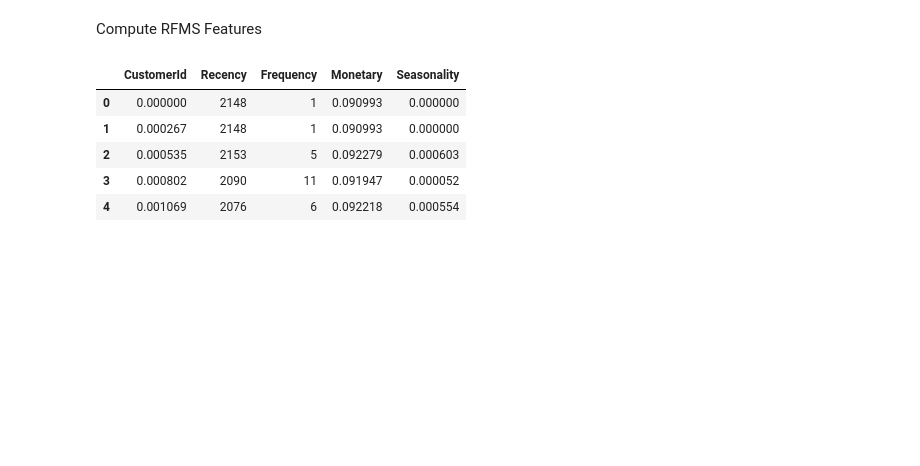
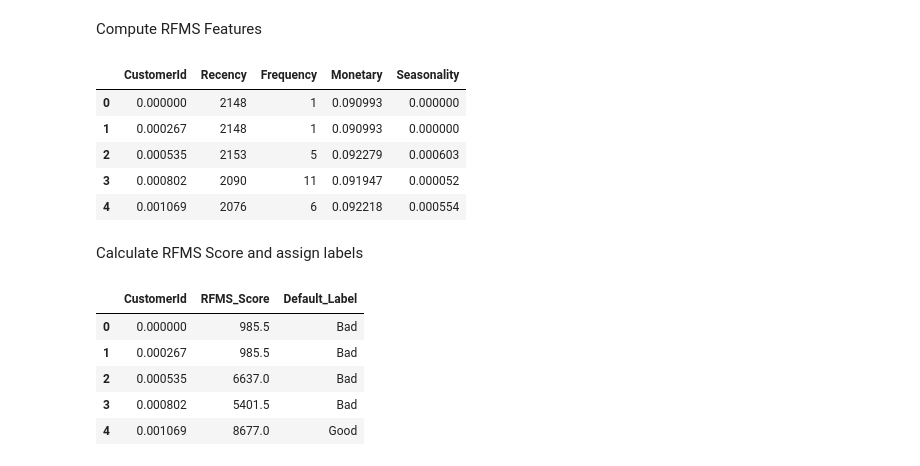
Before and after one commit to YonatanMoges/credit-scoring-model, a Jupyter notebook: notebook/feature_engineering.ipynb, the cells around one changed output. Saved outputs shown, nothing was run; the diff lists cells and outputs as text; code cells hidden in the pictures; blank space fills up the shorter version.

Commit message:
Assign Labels

```diff
--- a/notebook/feature_engineering.ipynb
+++ b/notebook/feature_engineering.ipynb
@@ -131,3 +131,15 @@ rfms_df.head()
 | 2 | 0.000535 | 2153 | 5 | 0.092279 | 0.000603 |
 | 3 | 0.000802 | 2090 | 11 | 0.091947 | 0.000052 |
 | 4 | 0.001069 | 2076 | 6 | 0.092218 | 0.000554 |
+# %% [markdown]
+Calculate RFMS Score and assign labels
+# %%
+rfms_with_labels = de.calculate_rfms_score()
+rfms_with_labels[['CustomerId', 'RFMS_Score', 'Default_Label']].head()
+# %% [output]
+|  | CustomerId | RFMS_Score | Default_Label |
+| 0 | 0.000000 | 985.5 | Bad |
+| 1 | 0.000267 | 985.5 | Bad |
+| 2 | 0.000535 | 6637.0 | Bad |
+| 3 | 0.000802 | 5401.5 | Bad |
+| 4 | 0.001069 | 8677.0 | Good |
```
